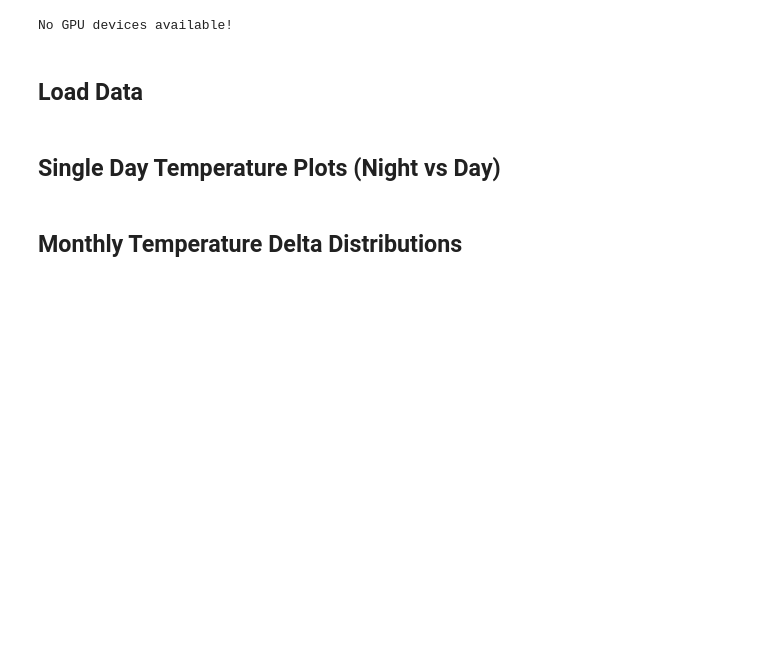
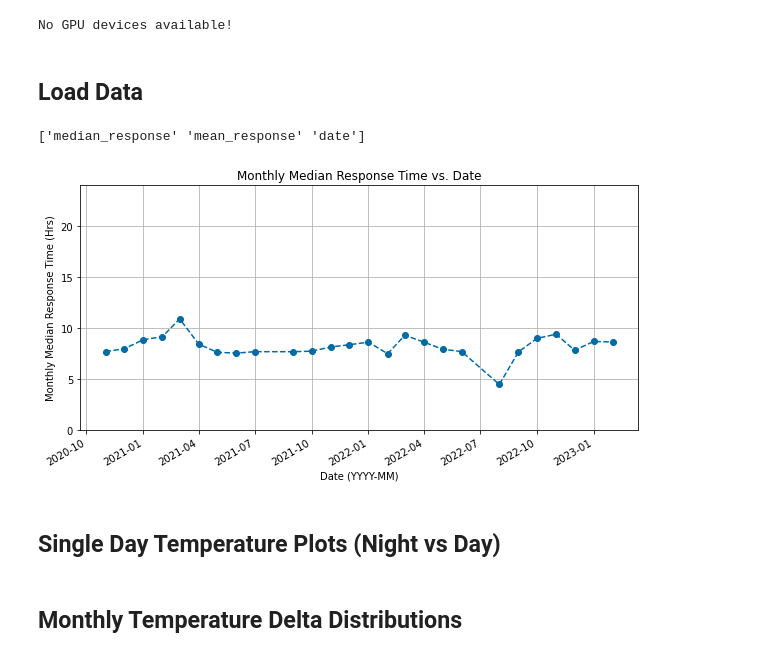
Before and after one commit to austinlucaslake/desiforecast, a Jupyter notebook: doc/nb/time_plots.ipynb, the cells around one changed output. Drawn from its saved outputs; the diff is of its cells as text; code cells hidden in the pictures; blank space fills up the shorter version.

Commit message:
added response time summary plot

```diff
--- a/doc/nb/time_plots.ipynb
+++ b/doc/nb/time_plots.ipynb
@@ -15,11 +15,13 @@ import pickle
 from copy import deepcopy
 from scipy.stats import norm, skewnorm, zscore
 from astropy.stats import scott_bin_width
-from math import trunc
+from math import trunc, ceil, floor
+
 import matplotlib as mpl
 from matplotlib import cm
 import matplotlib.pyplot as plt
 %matplotlib inline
+mpl.style.use('tableau-colorblind10')
 
 import astropy
 from astropy.utils.data import get_pkg_data_filename
@@ -156,4 +182,26 @@ def response_time_plots(daytime=True, outliers=False):
 response_time_plots(daytime=True)
+# %%
+df = pd.read_pickle(f'{data_dir}/response_time.pkl')
+print(df.columns.values)
+
+fig, ax = plt.subplots(figsize=(10,5))
+
+ax.plot(df['date'], df['median_response'], 'o--')
+ax.set_title(f'Monthly Median Response Time vs. Date')
+ax.set_ylabel('Monthly Median Response Time (Hrs)')
+ax.set_ylim(0, 24)
+ax.set_xlabel('Date (YYYY-MM)')
+ax.grid(True)
+fig.autofmt_xdate()
+directory = f'time_plots/response_time/summary'
+if not os.path.isdir(directory):
+    os.makedirs(directory)
+plt.savefig(f'{directory}/response_time_summary.png')
+plt.show()
+plt.close(fig)
+# %% [output]
+['median_response' 'mean_response' 'date']
+[figure, added]
 # %%
 from datetime import datetime
 
```
Also changed, not shown: parts of 1 cell of this notebook, 28 other files.
